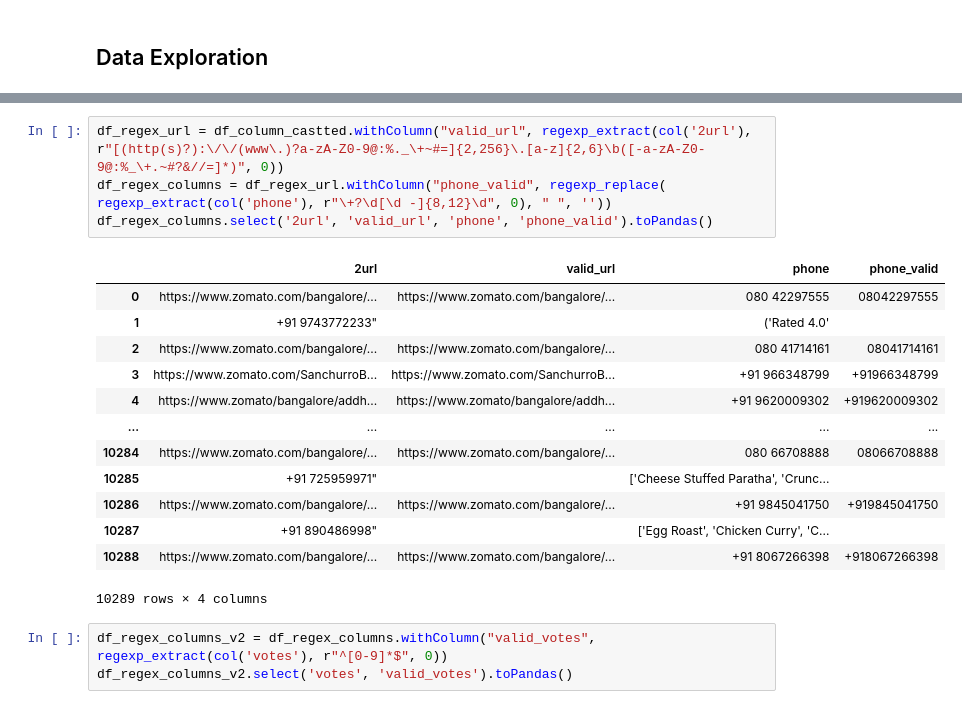
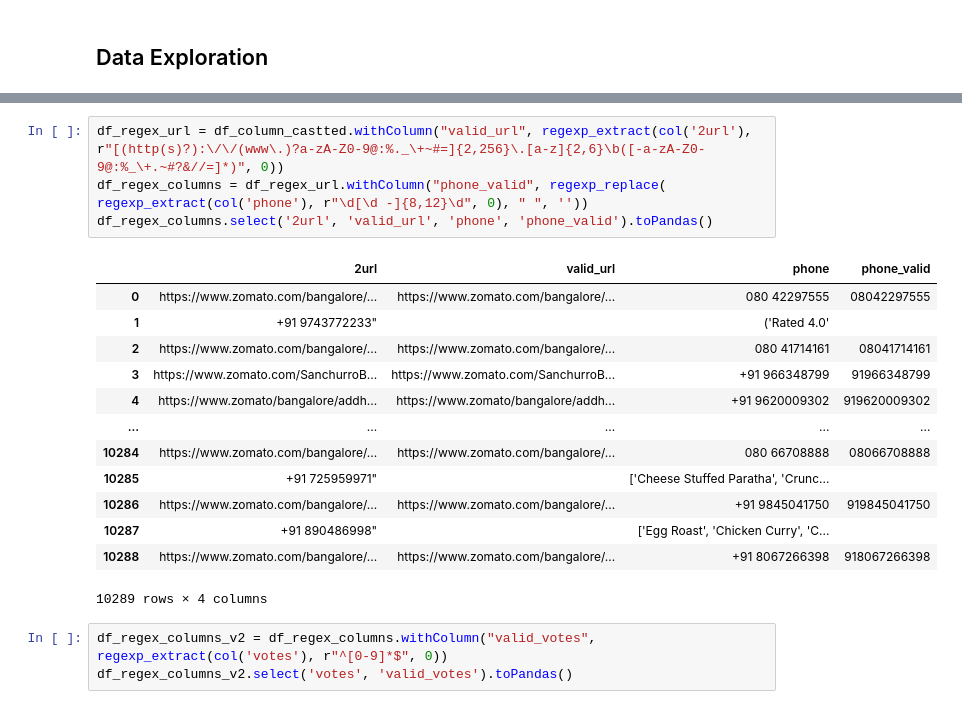
Before and after one commit to LucasMadrid/data_quality_engineering, a Jupyter notebook: dev_data_check.ipynb, the cells around one changed output, grey strips where cells are left out. Cells and saved outputs as stored; diff of their text form.

Commit message:
FINISHED data_check module and ADD data_validation module and MODIFY file_check module

```diff
--- a/dev_data_check.ipynb
+++ b/dev_data_check.ipynb
@@ -149,21 +150,21 @@ df.select('rest_type').distinct().show()
 only showing top 20 rows
 # %%
 df_regex_url = df_column_castted.withColumn("valid_url", regexp_extract(col('2url'), r"[(http(s)?):\/\/(www\.)?a-zA-Z0-9@:%._\+~#=]{2,256}\.[a-z]{2,6}\b([-a-zA-Z0-9@:%_\+.~#?&//=]*)", 0))
-df_regex_columns = df_regex_url.withColumn("phone_valid", regexp_replace( regexp_extract(col('phone'), r"\+?\d[\d -]{8,12}\d", 0), " ", ''))
+df_regex_columns = df_regex_url.withColumn("phone_valid", regexp_replace( regexp_extract(col('phone'), r"\d[\d -]{8,12}\d", 0), " ", ''))
 df_regex_columns.select('2url', 'valid_url', 'phone', 'phone_valid').toPandas()
 # %% [output]
 |  | 2url | valid_url | phone | phone_valid |
 | 0 | https://www.zomato.com/bangalore/... | https://www.zomato.com/bangalore/... | 080 42297555 | 08042297555 |
 | 1 | +91 9743772233" |  | ('Rated 4.0' |  |
 | 2 | https://www.zomato.com/bangalore/... | https://www.zomato.com/bangalore/... | 080 41714161 | 08041714161 |
-| 3 | https://www.zomato.com/SanchurroB... | https://www.zomato.com/SanchurroB... | +91 966348799 | +91966348799 |
-| 4 | https://www.zomato/bangalore/addh... | https://www.zomato/bangalore/addh... | +91 9620009302 | +919620009302 |
+| 3 | https://www.zomato.com/SanchurroB... | https://www.zomato.com/SanchurroB... | +91 966348799 | 91966348799 |
+| 4 | https://www.zomato/bangalore/addh... | https://www.zomato/bangalore/addh... | +91 9620009302 | 919620009302 |
 | ... | ... | ... | ... | ... |
 | 10284 | https://www.zomato.com/bangalore/... | https://www.zomato.com/bangalore/... | 080 66708888 | 08066708888 |
 | 10285 | +91 725959971" |  | ['Cheese Stuffed Paratha', 'Crunc... |  |
-| 10286 | https://www.zomato.com/bangalore/... | https://www.zomato.com/bangalore/... | +91 9845041750 | +919845041750 |
+| 10286 | https://www.zomato.com/bangalore/... | https://www.zomato.com/bangalore/... | +91 9845041750 | 919845041750 |
 | 10287 | +91 890486998" |  | ['Egg Roast', 'Chicken Curry', 'C... |  |
-| 10288 | https://www.zomato.com/bangalore/... | https://www.zomato.com/bangalore/... | +91 8067266398 | +918067266398 |
+| 10288 | https://www.zomato.com/bangalore/... | https://www.zomato.com/bangalore/... | +91 8067266398 | 918067266398 |
 10289 rows × 4 columns
 # %%
 df_regex_columns_v2 = df_regex_columns.withColumn("valid_votes", regexp_extract(col('votes'), r"^[0-9]*$", 0))
```
Also changed, not shown: parts of 25 cells of this notebook, 8 other files.
